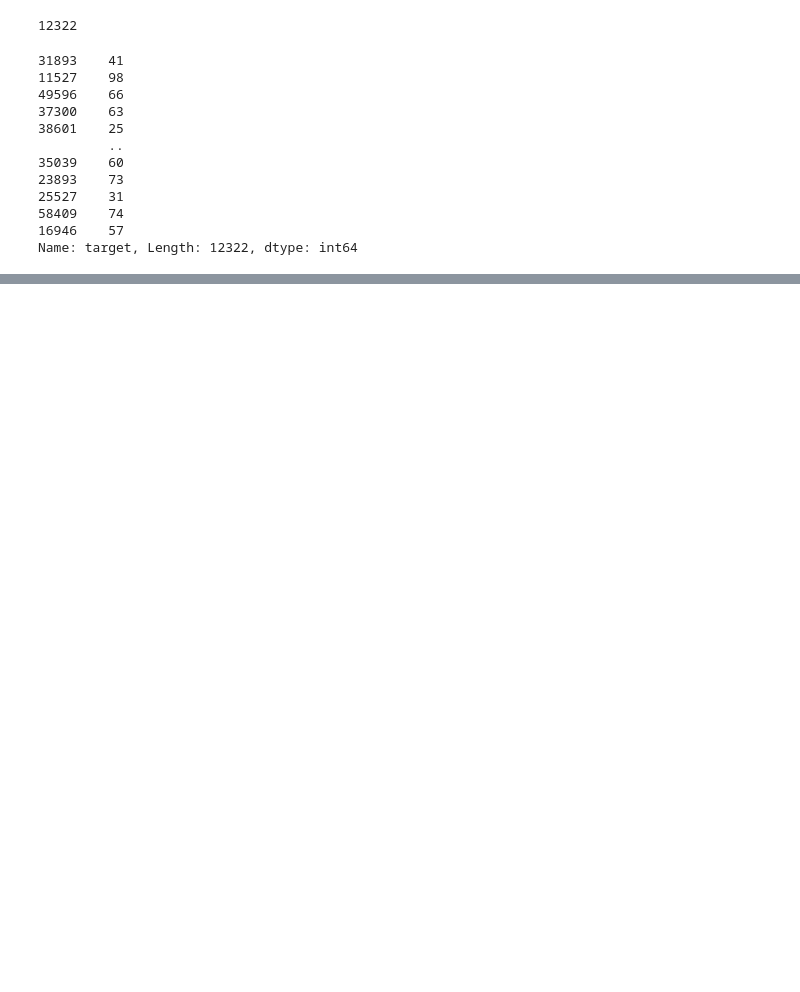
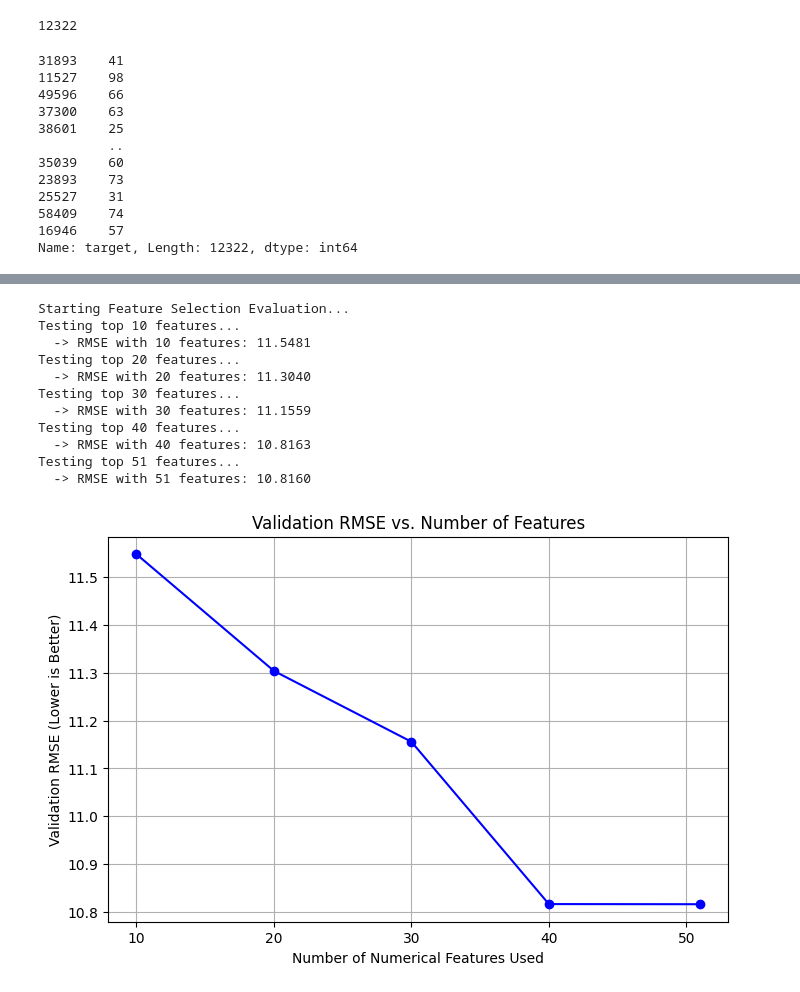
Before and after one commit to rathishTharusha/kaggle-notebooks, a Jupyter notebook: mlx-2-0-regression-challenge.ipynb, the cells around one changed output, grey strips where cells are left out. Cells and saved outputs as stored; diff of their text form; code cells hidden in the pictures; blank space fills up the shorter version.

```diff
--- a/mlx-2-0-regression-challenge.ipynb
+++ b/mlx-2-0-regression-challenge.ipynb
@@ -409,3 +408,67 @@ Validation R2:   0.6899
+# %%
+import matplotlib.pyplot as plt
+from sklearn.metrics import mean_squared_error
+import numpy as np
+
+# Define the steps we want to test
+feature_counts = [10, 20, 30, 40, len(num_mi)]
+rmse_scores = []
+
+print("Starting Feature Selection Evaluation...")
+
+for k in feature_counts:
+    print(f"Testing top {k} features...")
+
+    # 1. Select the top 'k' numerical features based on your MI scores
+    current_num_features = num_mi.head(k).index.astype(str).tolist()
+
+    # 2. Update the preprocessor with the current subset of features
+    current_preprocessor = ColumnTransformer(
+        transformers=[
+            ('num', num_transformer, current_num_features), # Using your KNN imputer
+            ('cat', cat_transformer, categorical_features)
+        ])
+
+    # 3. Build the temporary model
+    temp_model = Pipeline(steps=[
+        ('preprocessor', current_preprocessor),
+        ('regressor', RandomForestRegressor(
+            n_estimators=100, # Lowered to 100 just to speed up this loop!
+            min_samples_split=10,
+            n_jobs=-1,
+            random_state=42))
+    ])
+
+    # 4. Train and evaluate
+    temp_model.fit(X_train, y_train)
+    preds = temp_model.predict(X_val)
+
+    # Calculate RMSE and store it
+    current_rmse = np.sqrt(mean_squared_error(y_val, preds))
+    rmse_scores.append(current_rmse)
+    print(f"  -> RMSE with {k} features: {current_rmse:.4f}")
+
+# 5. Plot the results for your report
+plt.figure(figsize=(8, 5))
+plt.plot(feature_counts, rmse_scores, marker='o', linestyle='-', color='b')
+plt.title('Validation RMSE vs. Number of Features')
+plt.xlabel('Number of Numerical Features Used')
+plt.ylabel('Validation RMSE (Lower is Better)')
+plt.grid(True)
+plt.show()
+# %% [output]
+Starting Feature Selection Evaluation...
+Testing top 10 features...
+  -> RMSE with 10 features: 11.5481
+Testing top 20 features...
+  -> RMSE with 20 features: 11.3040
+Testing top 30 features...
+  -> RMSE with 30 features: 11.1559
+Testing top 40 features...
+  -> RMSE with 40 features: 10.8163
+Testing top 51 features...
+  -> RMSE with 51 features: 10.8160
+[figure, added]
 # %%
 y_pred = model.predict(test_df.drop('id', axis=1))
 # %%
```
Also changed, not shown: parts of 7 cells of this notebook.
